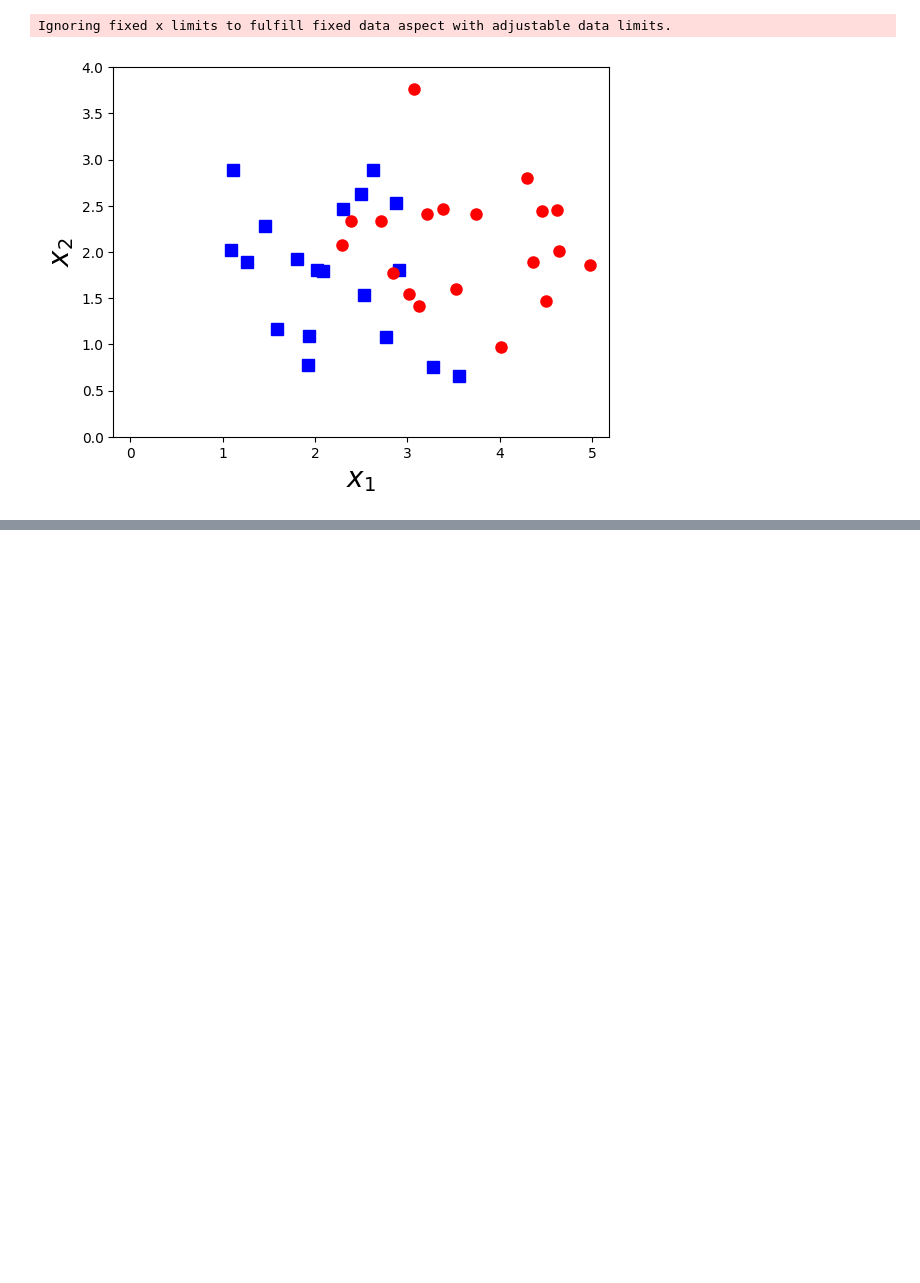
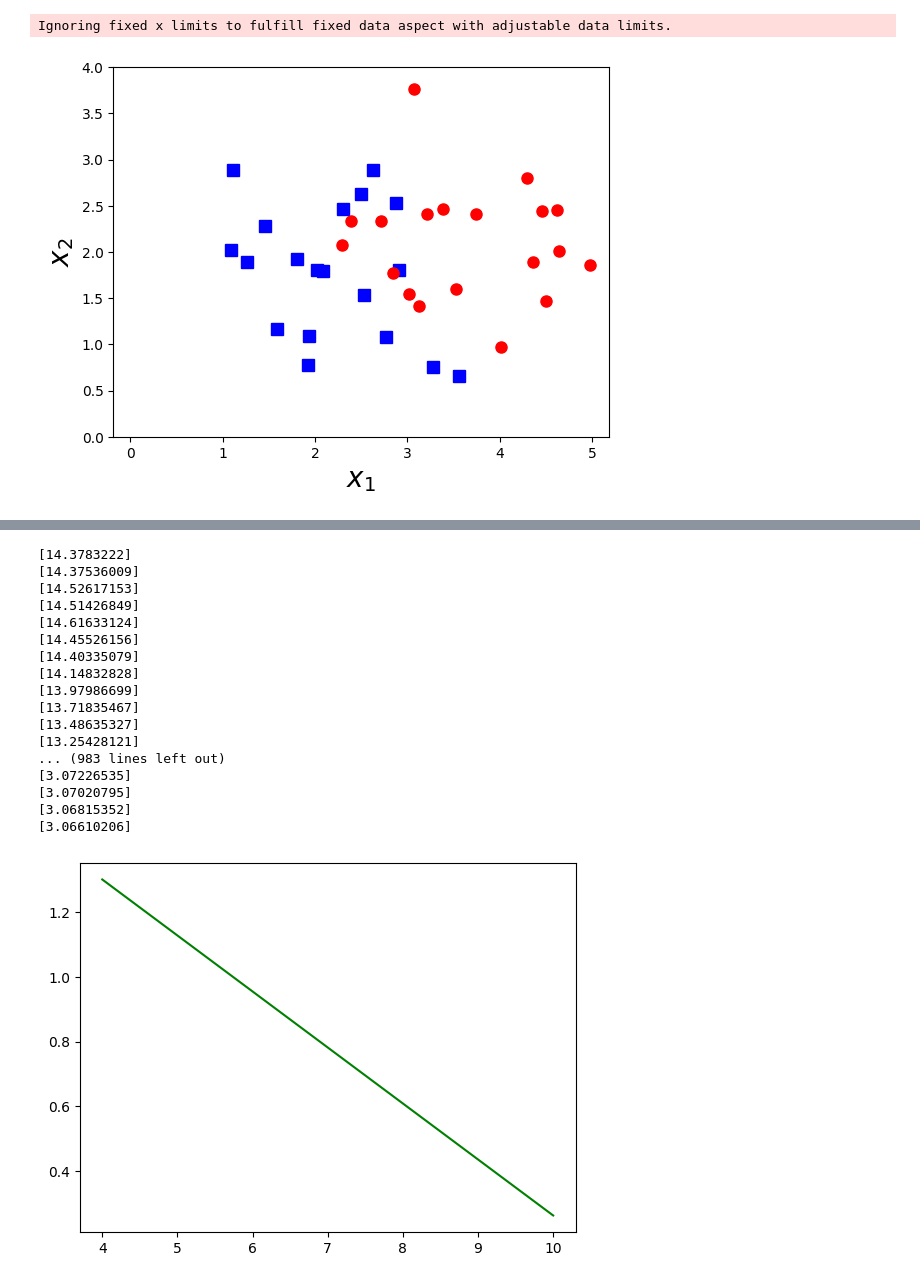
Before and after one commit to 24022452/machine_learning_homework, a Jupyter notebook: logistic_regression.ipynb, the cells around one changed output, grey strips where cells are left out. Cells and saved outputs as stored; diff of their text form; code cells hidden in the pictures; blank space fills up the shorter version.

Commit message:
thêm

```diff
--- a/logistic_regression.ipynb
+++ b/logistic_regression.ipynb
@@ -104,0 +132,43 @@ Ignoring fixed x limits to fulfill fixed data aspect with adjustable data limits
+# %%
+# Thêm cột 1 vào dữ liệu x
+x = np.hstack((np.ones((N, 1)), x))
+
+w = np.array([0.,0.1,0.1]).reshape(-1,1)
+
+# Số lần lặp bước 2
+numOfIteration = 1000
+cost = np.zeros((numOfIteration,1))
+learning_rate = 0.01
+
+for i in range(1, numOfIteration):
+
+	 # Tính giá trị dự đoán
+    y_predict = sigmoid(np.dot(x, w))
+    cost[i] = -np.sum(np.multiply(y, np.log(y_predict)) + np.multiply(1-y, np.log(1-y_predict)))
+    # Gradient descent
+    w = w - learning_rate * np.dot(x.T, y_predict-y)
+    print(cost[i])
+
+# Vẽ đường phân cách.
+t = 0.5
+plt.plot((4, 10),(-(w[0]+4*w[1]+ np.log(1/t-1))/w[2], -(w[0] + 10*w[1]+ np.log(1/t-1))/w[2]), 'g')
+plt.show()
+# %% [output]
+[14.3783222]
+[14.37536009]
+[14.52617153]
+[14.51426849]
+[14.61633124]
+[14.45526156]
+[14.40335079]
+[14.14832828]
+[13.97986699]
+[13.71835467]
+[13.48635327]
+[13.25428121]
+... (983 lines left out)
+[3.07226535]
+[3.07020795]
+[3.06815352]
+[3.06610206]
+[figure, added]
```
Also changed, not shown: parts of 8 cells of this notebook, 2 other files.
